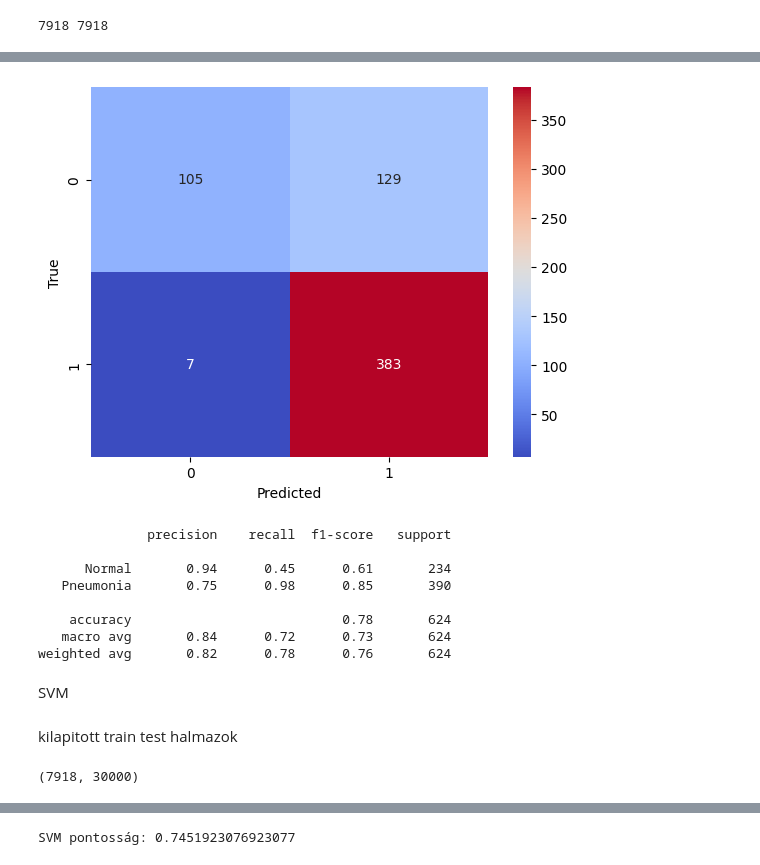
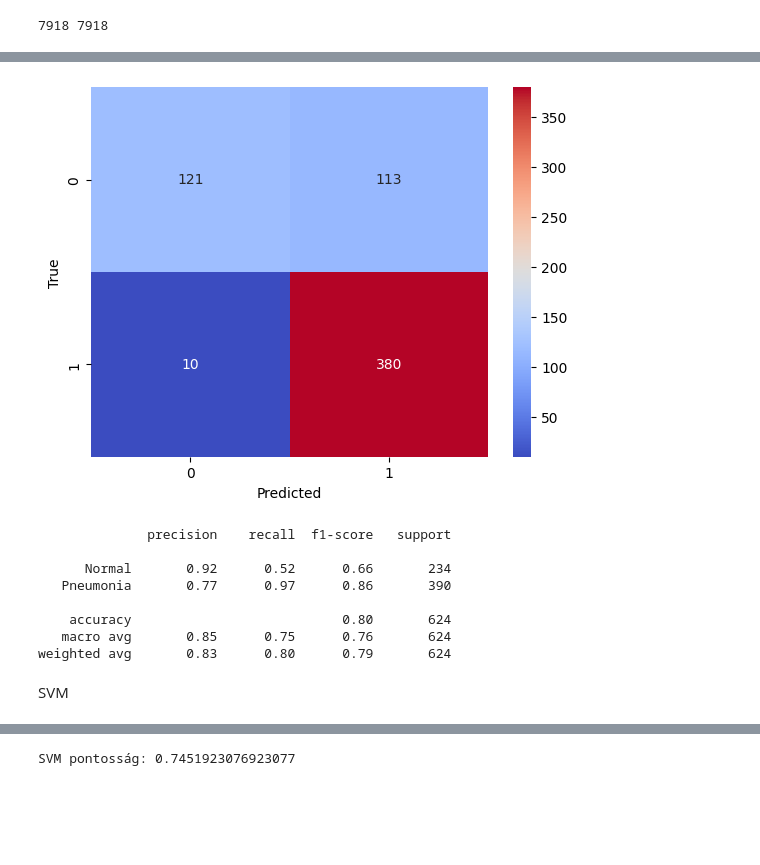
Before and after one commit to Adr1an11/Pneumonia-detection, a Jupyter notebook: pneunomia_detection.ipynb, the cells around one changed output, grey strips where cells are left out. Drawn from its saved outputs; the diff is of its cells as text; code cells hidden in the pictures; blank space fills up the shorter version.

Commit message:
Létrehozva a Colab használatával

```diff
--- a/pneunomia_detection.ipynb
+++ b/pneunomia_detection.ipynb
@@ -118,0 +101,3 @@ plt.imshow(train_normal[0])
+# %%
+fajlnev = os.path.basename("/content/drive/MyDrive/Colab Notebooks/tudogyulladas/windows/train/PNEUMONIA/*.jpeg").lower()
+print(fajlnev)
@@ -140,2 +150,20 @@ Virus képek: 1351
 # %% [markdown]
 # Feltáró adatelemzés (Exploratory Data Analysis)
+# %%
+# egy- egy kép mindhárom osztályból
+import random
+mutatasra = []
+mutatasra.append(train_normal[random.randint(5,70)])
+mutatasra.append(bacterial_lungs[random.randint(0,9)])
+mutatasra.append(virus_lungs[random.randint(0,8)])
+plt.figure(figsize=(12,6))
+for i in range(1,4):
+  plt.subplot(1,3,i)
+  plt.imshow(mutatasra[i-1])
+  plt.axis('off')
+  if i == 1:
+    plt.title('Normal')
+  elif i==2:
+    plt.title('Bacteria')
+  else:
+    plt.title('Virus')
@@ -446,7 +451,7 @@ seq_model = keras.Sequential([
 
 
     layers.Flatten(),
-    layers.Dense(256, activation='relu'),
+    layers.Dense(128, activation='relu'),
     layers.Dropout(0.5),
     layers.Dense(1, activation='sigmoid')
 
@@ -481,4 +486,4 @@ Model: "sequential_3"
  Non-trainable params: 0 (0.00 B)
 # %%
-history = seq_model.fit(np.array(X_train), np.array(y_train), epochs=15, batch_size=128)
+history = seq_model.fit(np.array(X_train), np.array(y_train), epochs=10, batch_size=32)
 # %% [output]
@@ -519,11 +528,17 @@ A teszthalmazon elért pontosság: 0.7820512652397156
 # %%
 #konfuzios matrix + description a sequentialis modellhez
-
+from sklearn.metrics import confusion_matrix
+from sklearn.metrics import classification_report
 import seaborn as sns
 predictions = seq_model.predict(np.array(X_test))
 predictions = (predictions>0.5).astype(int)
-konfuzios_matrix(y_test, predictions)
+
+cm = confusion_matrix(np.array(y_test), predictions)
+
+sns.heatmap(cm, annot=True, fmt='d', cmap='coolwarm')
+plt.xlabel('Predicted')
+plt.ylabel('True')
+plt.show()
 
 print(classification_report(np.array(y_test), predictions, target_names=['Normal', 'Pneumonia']))
-#Ennek lehet kell majd egy cim hogy a sequentialé
 # %% [output]
@@ -531,22 +546,14 @@ print(classification_report(np.array(y_test), predictions, target_names=['Normal
-[figure, old version]
+[figure, new version]
               precision    recall  f1-score   support
 
-      Normal       0.94      0.45      0.61       234
-   Pneumonia       0.75      0.98      0.85       390
+      Normal       0.92      0.52      0.66       234
+   Pneumonia       0.77      0.97      0.86       390
 
-    accuracy                           0.78       624
-   macro avg       0.84      0.72      0.73       624
-weighted avg       0.82      0.78      0.76       624
+    accuracy                           0.80       624
+   macro avg       0.85      0.75      0.76       624
+weighted avg       0.83      0.80      0.79       624
 # %% [markdown]
 SVM
-# %% [markdown]
-kilapitott train test halmazok
-# %%
-X_flat_train = np.array(X_train).reshape(np.array(X_train).shape[0], 100*100*3)
-X_flat_test = np.array(X_test).reshape(np.array(X_test).shape[0], 100*100*3)
-X_flat_train.shape
-# %% [output]
-(7918, 30000)
 # %%
 from sklearn import svm
 # %%
```
Also changed, not shown: parts of 43 cells of this notebook.
